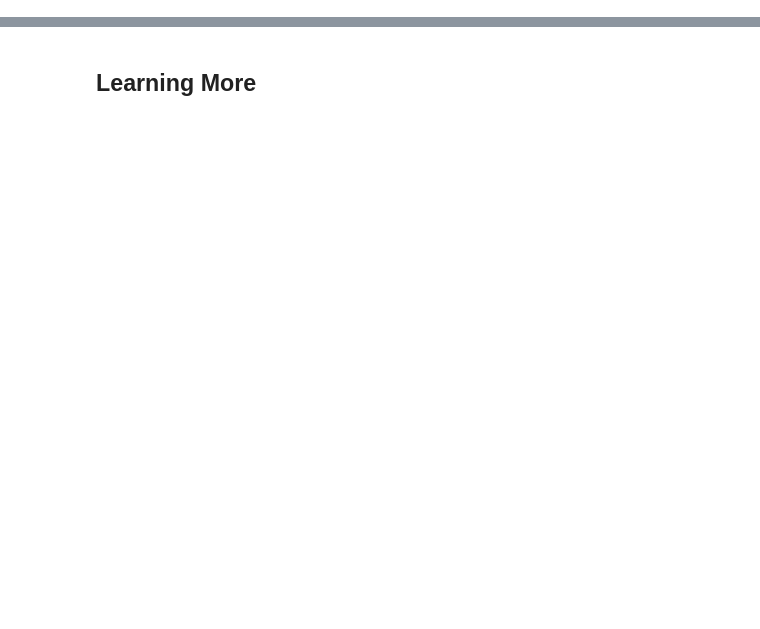
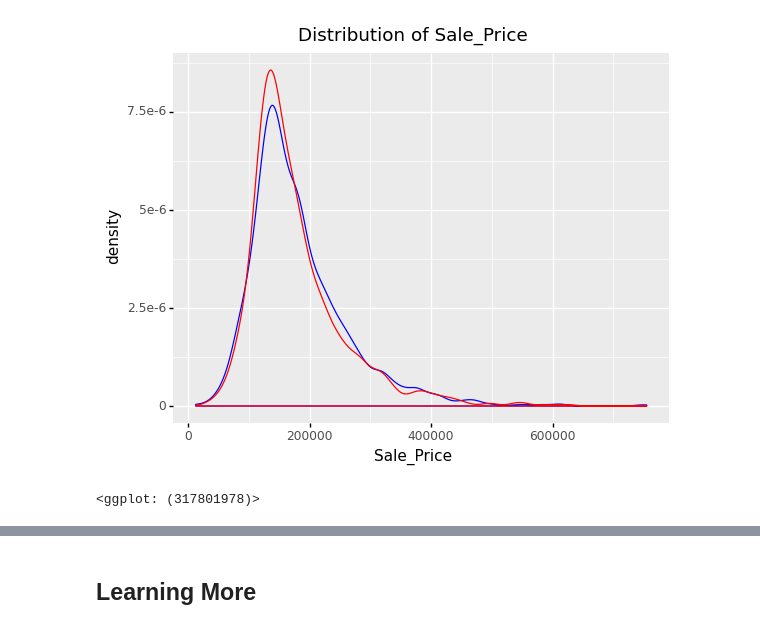
Before and after one commit to uc-python/intermediate-python-datasci, a Jupyter notebook: notebooks/09-Modeling.ipynb, the cells around one changed output, grey strips where cells are left out. Cells and saved outputs as stored; diff of their text form; code cells hidden in the pictures; blank space fills up the shorter version.

```diff
--- a/notebooks/09-Modeling.ipynb
+++ b/notebooks/09-Modeling.ipynb
@@ -585,0 +132,3 @@ sns.regplot(x=test_flights_df_target, y=linear_model.predict(test_flights_df_fea
+# %%
+# Ames housing data
+ames = pd.read_csv("../data/ames.csv")
@@ -585,0 +184,3 @@ sns.regplot(x=test_flights_df_target, y=linear_model.predict(test_flights_df_fea
+# %%
+# create train/test split
+train, test = train_test_split(ames, train_size=0.7, random_state=123)
@@ -585,0 +203,8 @@ sns.regplot(x=test_flights_df_target, y=linear_model.predict(test_flights_df_fea
+# %%
+(ggplot(train, aes(x='Sale_Price'))
+ + geom_density(color='blue')
+ + geom_density(data = test, color = "red")
+ + ggtitle("Distribution of Sale_Price"))
+# %% [output]
+[figure, added]
+<ggplot: (317801978)>
```
Also changed, not shown: parts of 274 cells of this notebook, 3 other files.
